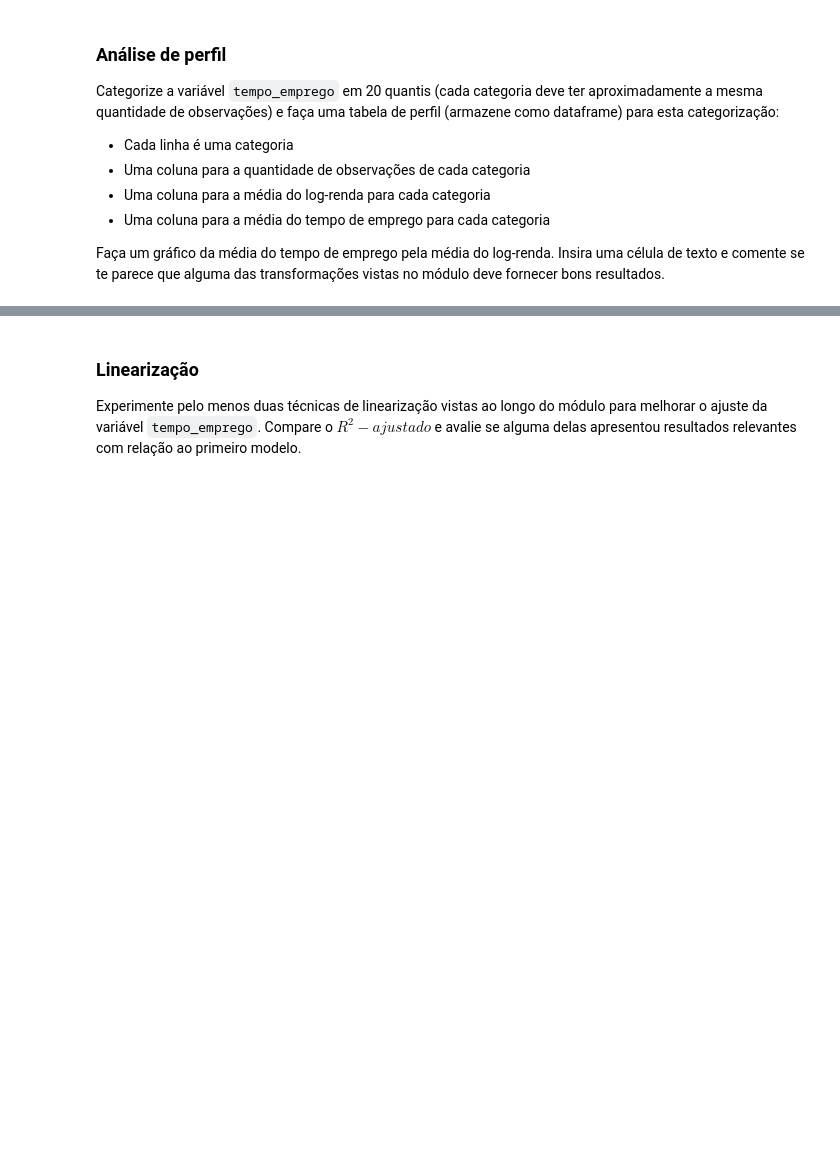
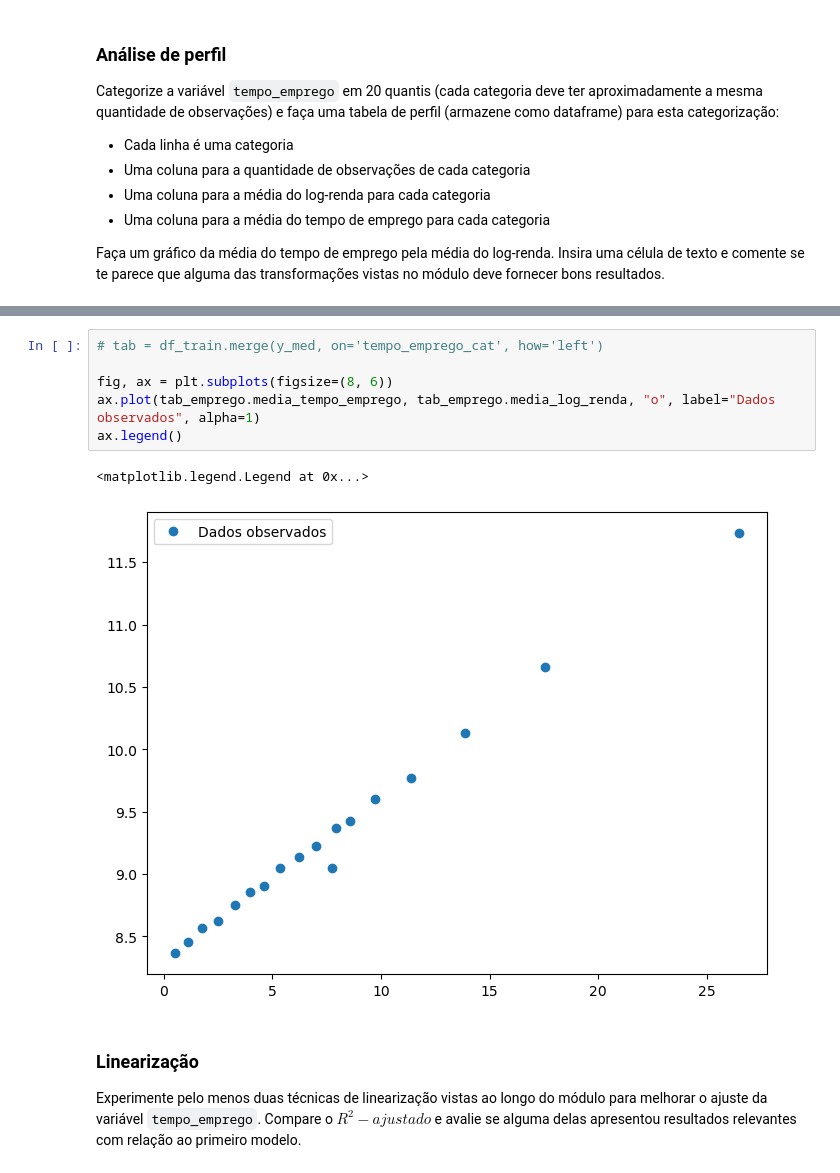
Before and after one commit to KaioPauloSilva/EBAC_cientista_de_dados, a Jupyter notebook: Cientista_modulo34/mod34_tarefa.ipynb, the cells around one changed output, grey strips where cells are left out. Saved outputs shown, nothing was run; the diff lists cells and outputs as text; blank space fills up the shorter version.

```diff
--- a/Cientista_modulo34/mod34_tarefa.ipynb
+++ b/Cientista_modulo34/mod34_tarefa.ipynb
@@ -214,6 +207,15 @@ See the caveats in the documentation: https://pandas.pydata.org/pandas-docs/stab
 | 15 | (12.466, 15.214] | 30025 | 10.127487 | 13.855346 |
 | 16 | (15.214, 20.216] | 29999 | 10.657687 | 17.538365 |
 | 17 | (20.216, 42.907] | 29960 | 11.732204 | 26.457212 |
+# %%
+# tab = df_train.merge(y_med, on='tempo_emprego_cat', how='left')
+
+fig, ax = plt.subplots(figsize=(8, 6))
+ax.plot(tab_emprego.media_tempo_emprego, tab_emprego.media_log_renda, "o", label="Dados observados", alpha=1)
+ax.legend()
+# %% [output]
+<matplotlib.legend.Legend at 0x...>
+[figure, added]
 # %% [markdown]
 ### Linearização
 
```
Also changed, not shown: parts of 11 cells of this notebook, 1 other file.
